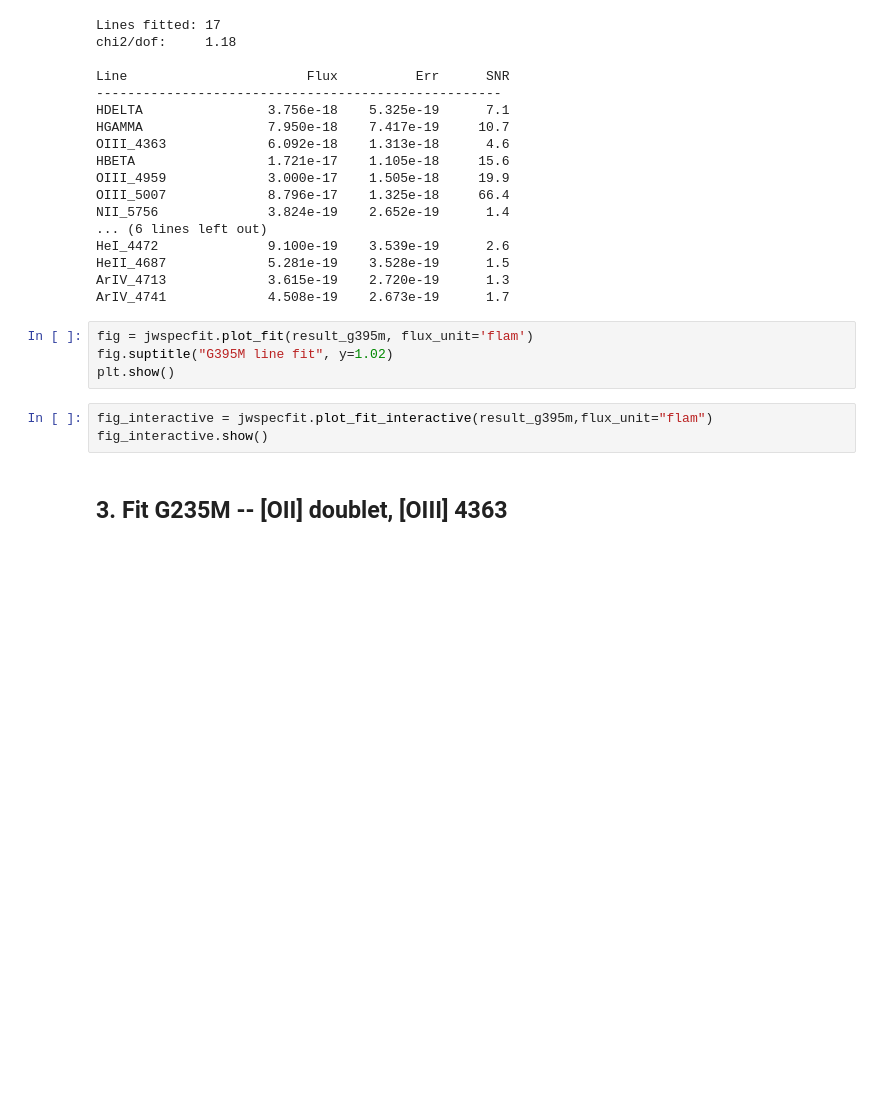
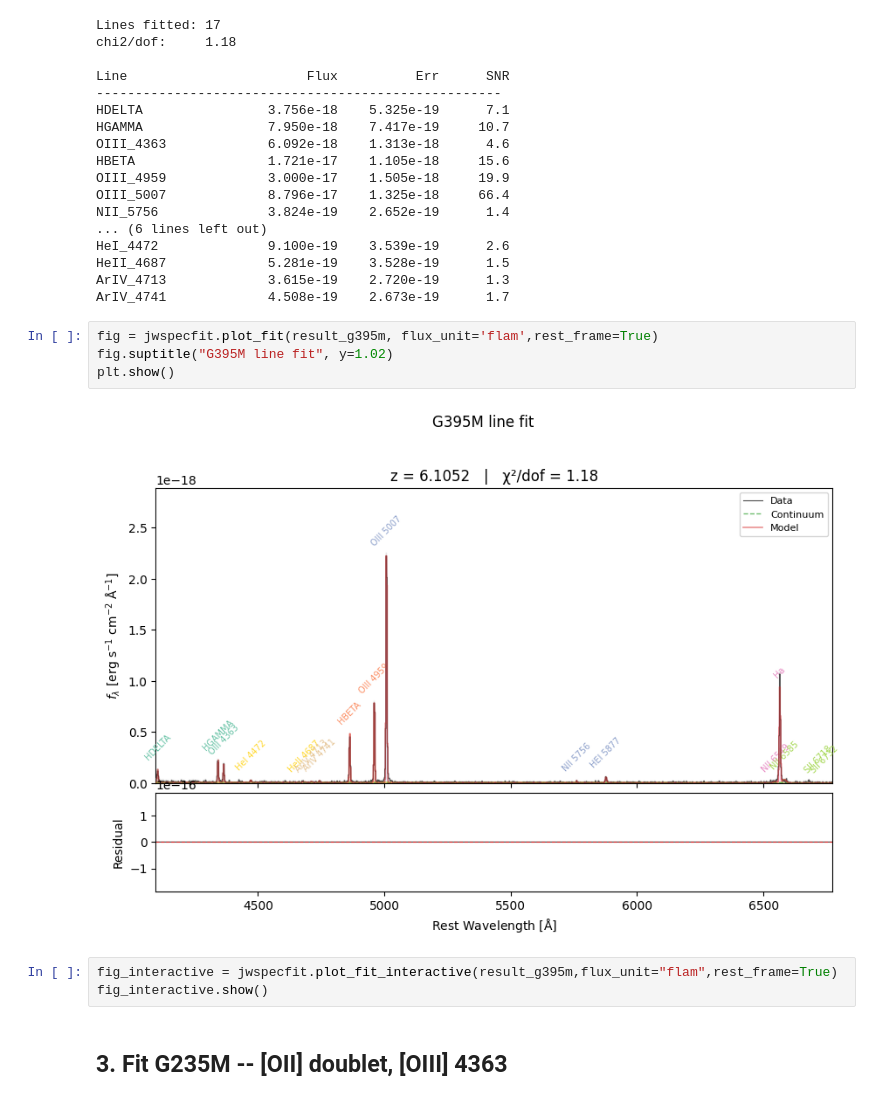
Before and after one commit to raunaq-rai/jwspecfit, a Jupyter notebook: docs/notebooks/08_nitrogen.ipynb, the cells around one changed output. Drawn from its saved outputs; the diff is of its cells as text; blank space fills up the shorter version.

```diff
--- a/docs/notebooks/08_nitrogen.ipynb
+++ b/docs/notebooks/08_nitrogen.ipynb
@@ -156,11 +156,13 @@ HeII_4687             5.281e-19    3.528e-19      1.5
 ArIV_4713             3.615e-19    2.720e-19      1.3
 ArIV_4741             4.508e-19    2.673e-19      1.7
 # %%
-fig = jwspecfit.plot_fit(result_g395m, flux_unit='flam')
+fig = jwspecfit.plot_fit(result_g395m, flux_unit='flam',rest_frame=True)
 fig.suptitle("G395M line fit", y=1.02)
 plt.show()
+# %% [output]
+[figure, added]
 # %%
-fig_interactive = jwspecfit.plot_fit_interactive(result_g395m,flux_unit="flam")
+fig_interactive = jwspecfit.plot_fit_interactive(result_g395m,flux_unit="flam",rest_frame=True)
 fig_interactive.show()
 # %% [markdown]
 ## 3. Fit G235M -- [OII] doublet, [OIII] 4363
```
Also changed, not shown: parts of 3 cells of this notebook.
